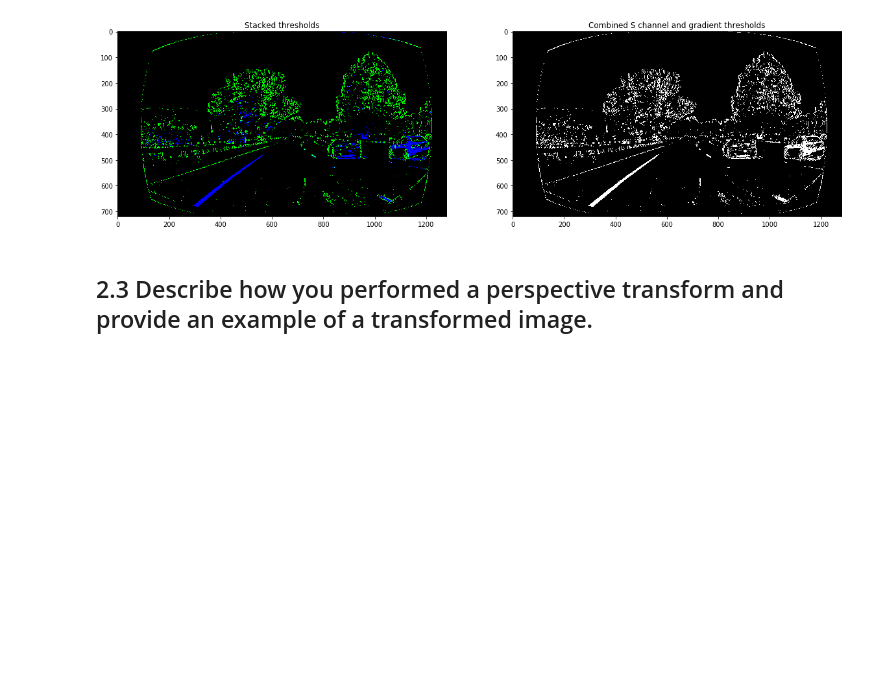
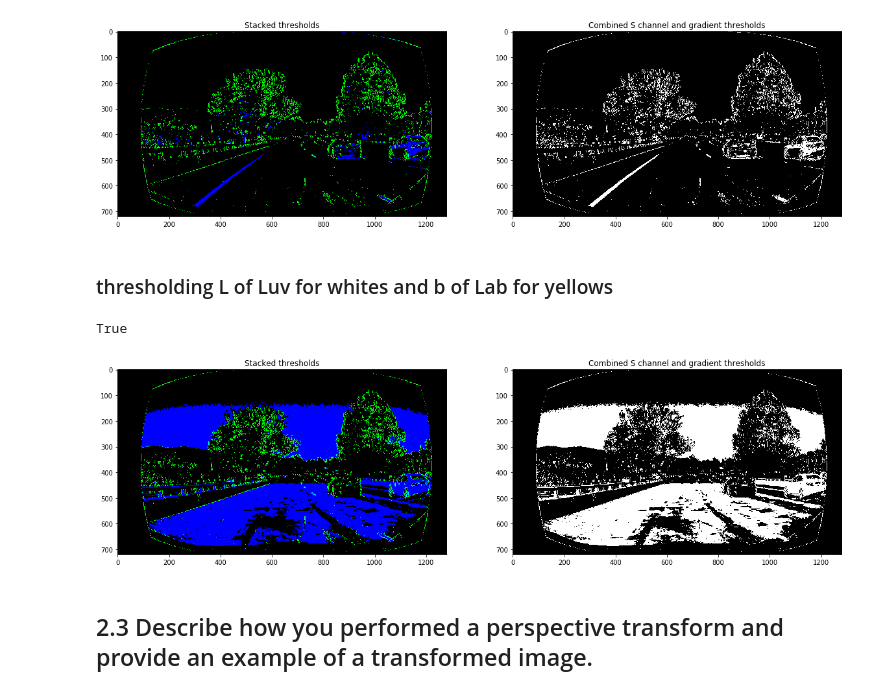
Before and after one commit to mgdreamingstar/CarND-Advanced-Lane-Lines, a Jupyter notebook: Advance-Lane-Lines.ipynb, the cells around one changed output. Saved outputs shown, nothing was run; the diff lists cells and outputs as text; code cells hidden in the pictures; blank space fills up the shorter version.

Commit message:
try Luv and Lab threshold

```diff
--- a/Advance-Lane-Lines.ipynb
+++ b/Advance-Lane-Lines.ipynb
@@ -253,7 +253,7 @@ plt.subplots_adjust(left=0., right=1, top=0.9, bottom=0.)
 
 def hls_binary(hls_image):
     # hls_image = pipeline_thresh_combine
-    hls = cv2.cvtColor(hls_image, cv2.COLOR_RGB2HLS)
+    hls = cv2.cvtColor(hls_image, cv2.COLOR_BGR2HLS)
     s_channel = hls[:,:,2]
 
     # Grayscale image
@@ -301,6 +301,67 @@ cv2.imwrite(os.path.abspath(r'.\output_images\combined_hls.jpg'), combined_binar
 # %% [output]
 True
 [figure]
+# %% [markdown]
+### thresholding L of Luv for whites and b of Lab for yellows
+# %%
+def LuvLab_binary(LuvLab_image):
+    # hls_image = pipeline_thresh_combine
+    Luv = cv2.cvtColor(LuvLab_image, cv2.COLOR_BGR2Luv)
+    Lab = cv2.cvtColor(LuvLab_image, cv2.COLOR_BGR2Lab)
+
+    L_channel = Luv[:,:,0]
+    b_channel = Lab[:,:,2]
+
+    # Grayscale image
+    # NOTE: we already saw that standard grayscaling lost color information for the lane lines
+    # Explore gradients in other colors spaces / color channels to see what might work better
+    gray = cv2.cvtColor(LuvLab_image, cv2.COLOR_BGR2GRAY)
+
+    # Sobel x
+    sobelx = cv2.Sobel(gray, cv2.CV_64F, 1, 0) # Take the derivative in x
+    abs_sobelx = np.absolute(sobelx) # Absolute x derivative to accentuate lines away from horizontal
+    scaled_sobel = np.uint8(255*abs_sobelx/np.max(abs_sobelx))
+
+    # Threshold x gradient
+    thresh_min = 25
+    thresh_max = 100
+    sxbinary = np.zeros_like(scaled_sobel)
+    sxbinary[(scaled_sobel >= thresh_min) & (scaled_sobel <= thresh_max)] = 1
+
+    # Threshold color channel
+    L_thresh_min = 170
+    L_thresh_max = 255
+    b_thresh_min = 170
+    b_thresh_max = 255
+    L_binary = np.zeros_like(L_channel)
+    b_binary = np.zeros_like(b_channel)
+    all_binary = np.zeros_like(L_channel)
+    L_binary[(L_channel >= L_thresh_min) & (L_channel <= L_thresh_max)] = 1
+    b_binary[(b_channel >= b_thresh_min) & (b_channel <= b_thresh_max)] = 1
+    all_binary[(L_binary == 1) | (b_binary == 1)] = 1
+    # Stack each channel to view their individual contributions in green and blue respectively
+    # This returns a stack of the two binary images, whose components you can see as different colors
+    color_binary = np.dstack(( np.zeros_like(sxbinary), sxbinary, all_binary))
+
+    # Combine the two binary thresholds
+    combined_binary = np.zeros_like(sxbinary)
+    combined_binary[(all_binary == 1) | (sxbinary == 1)] = 1
+    return color_binary, combined_binary
+
+color_binary, combined_binary = LuvLab_binary(thresh_image)
+# Plotting thresholded images
+f, (ax1, ax2) = plt.subplots(1, 2, figsize=(20,10))
+ax1.set_title('Stacked thresholds')
+color_binary = np.uint8(255 * color_binary)
+ax1.imshow(color_binary)
+
+ax2.set_title('Combined S channel and gradient thresholds')
+ax2.imshow(combined_binary, cmap='gray')
+combined_binary = np.uint8(255 * combined_binary)
+cv2.imwrite(os.path.abspath(r'.\output_images\combined_hls.jpg'), combined_binary)
+# %% [output]
+True
+[figure, added]
 # %% [markdown]
 ## 2.3 Describe how you performed a perspective transform and provide an example of a transformed image.
 # %% [markdown]
```
Also changed, not shown: parts of 3 cells of this notebook, 3 other files.
